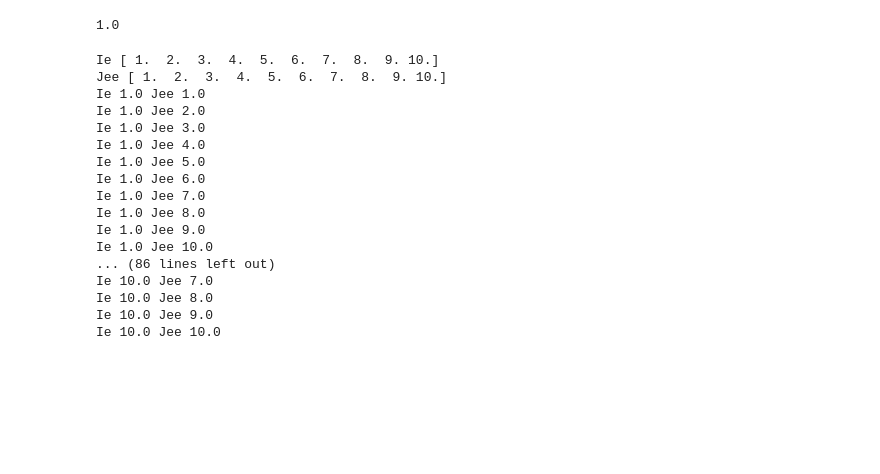
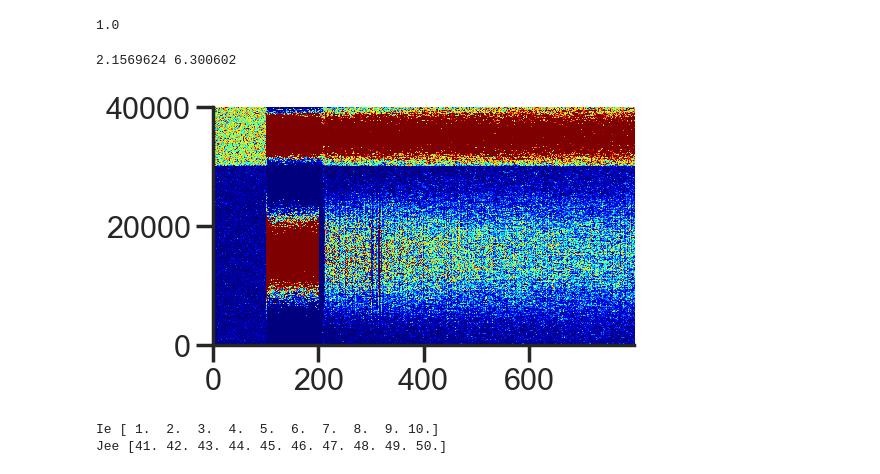
Before and after one commit to kiriclope/SPINN, a Jupyter notebook: notebooks/doc.ipynb, the cells around one changed output. Saved outputs shown, nothing was run; the diff lists cells and outputs as text; code cells hidden in the pictures; blank space fills up the shorter version.

```diff
--- a/notebooks/doc.ipynb
+++ b/notebooks/doc.ipynb
@@ -93,11 +93,30 @@ def my_function(i):
     update_conf('../conf/config_EI', 'Jab', float(Jee), axis=0)
 
 Parallel(n_jobs=-1)(delayed(my_function)(i) for i in range(10))
+# %%
+import numpy as np
+
+Ie = 5
+Jee = 42
+
+file = "Ie_%.2f_Jee_%.2f" % (Ie, Jee)
+# Open the file in binar mode and read the data
+with open('../data/simul/' + file + '/rates.txt', 'rb') as f:
+    data = np.fromfile(f, dtype=np.float32)
+
+# Now 'data' is a numpy array containing your data
+data = data.reshape(-1, 40000).T
+plt.imshow(data, aspect='auto', vmin=0, vmax=6, cmap='jet')
+plt.ylim([0, 40000])
+print(np.mean(data[:30000]), np.mean(data[10000:]))
+# %% [output]
+2.1569624 6.300602
+[figure, added]
 # %%
 Ie_list = np.linspace(1, 10, 10)
 print('Ie', Ie_list)
 
-Jee_list = np.linspace(1, 10, 10)
+Jee_list = np.linspace(41, 50, 10)
 print('Jee', Jee_list)
 
 for Ie in Ie_list:
@@ -112,19 +131,4 @@ for Ie in Ie_list:
         run_cpp(session)
 # %% [output]
 Ie [ 1.  2.  3.  4.  5.  6.  7.  8.  9. 10.]
-Jee [ 1.  2.  3.  4.  5.  6.  7.  8.  9. 10.]
-Ie 1.0 Jee 1.0
-Ie 1.0 Jee 2.0
-Ie 1.0 Jee 3.0
-Ie 1.0 Jee 4.0
-Ie 1.0 Jee 5.0
-Ie 1.0 Jee 6.0
-Ie 1.0 Jee 7.0
-Ie 1.0 Jee 8.0
-Ie 1.0 Jee 9.0
-Ie 1.0 Jee 10.0
-... (86 lines left out)
-Ie 10.0 Jee 7.0
-Ie 10.0 Jee 8.0
-Ie 10.0 Jee 9.0
-Ie 10.0 Jee 10.0
+Jee [41. 42. 43. 44. 45. 46. 47. 48. 49. 50.]
```
Also changed, not shown: parts of 2 cells of this notebook.
